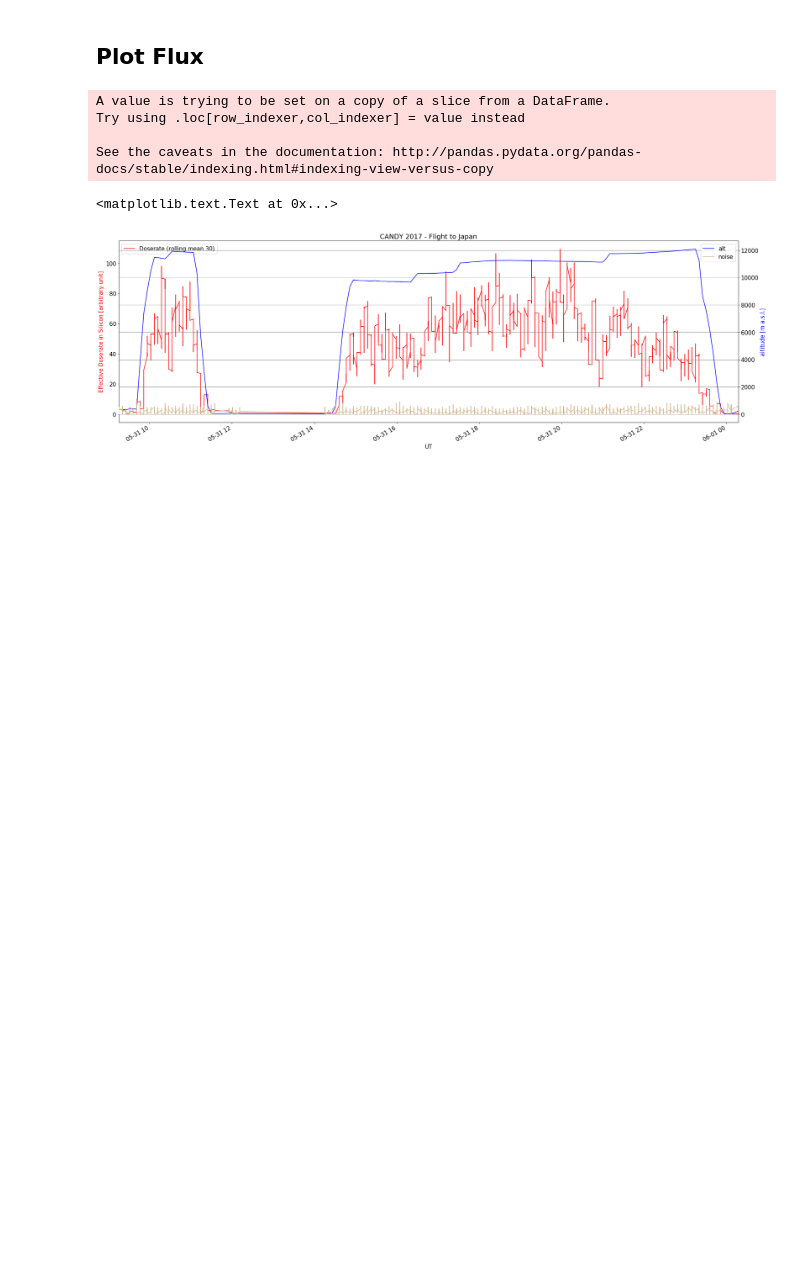
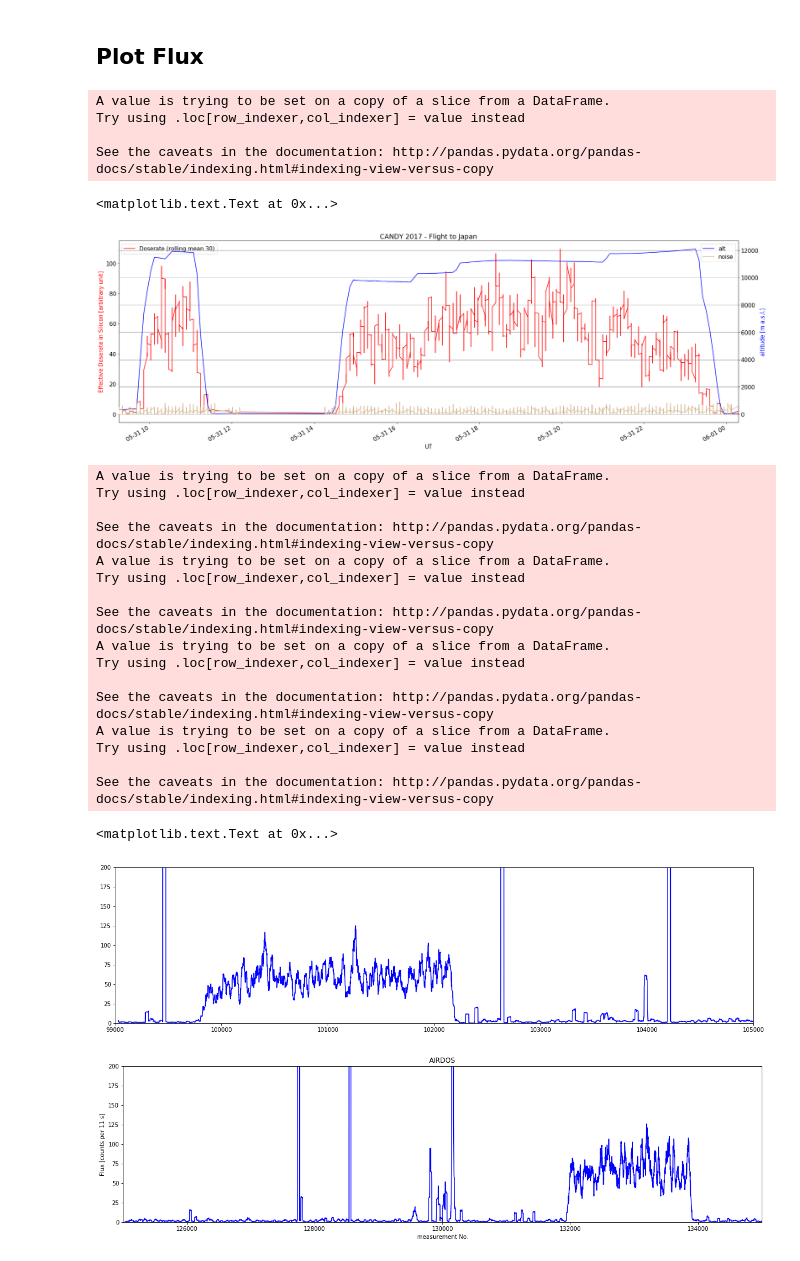
Before and after one commit to ODZ-UJF-AV-CR/AIRDOS-parser, a Jupyter notebook: AIRDOS_calibration.ipynb, the cells around one changed output. Drawn from its saved outputs; the diff is of its cells as text; code cells hidden in the pictures; blank space fills up the shorter version.

```diff
--- a/AIRDOS_calibration.ipynb
+++ b/AIRDOS_calibration.ipynb
@@ -170,7 +173,7 @@ import string
 import os
 import matplotlib.pyplot as plt
 
-fto = 'DATALOG.TXT' #  File to Open
+fto = './data/DATALOG.TXT' #  File to Open
 l=[]
 l.extend(range(0,548))
 df = pd.read_table(fto, sep=',', header=None, names=l, comment='*')
@@ -323,3 +326,58 @@ Try using .loc[row_indexer,col_indexer] = value instead
 See the caveats in the documentation: http://pandas.pydata.org/pandas-docs/stable/indexing.html#indexing-view-versus-copy
 <matplotlib.text.Text at 0x...>
 [figure]
+# %%
+rc = df.loc[df[0]=='$CANDY']
+rc.reset_index(drop=True, inplace=True)
+
+rc = rc.apply(pd.to_numeric, errors='coerce')
+
+#rc.to_csv('ble.txt')
+
+#rc['sum'] = rc[range(24,544)].sum(axis=1)
+#rc['sum'] = rc[range(21,544)].sum(axis=1)
+#rc['sum']
+
+
+plt.figure(figsize=(20,5))
+plt.ylim([0,200])
+NOISE_LEVEL=21
+xx = rc.ix[99000:105000]
+xx[range(NOISE_LEVEL,500)] = xx[range(NOISE_LEVEL,500)].mul(range(1,500+1-NOISE_LEVEL),axis=1)
+xx['rad'] = xx[range(NOISE_LEVEL,500)].sum(axis=1)
+WINDOW = 30
+xx['rad'] = pd.rolling_mean(xx['rad'],WINDOW)
+xx['rad'].plot(c='b')
+
+plt.figure(figsize=(20,5))
+plt.ylim([0,200])
+xx = rc.ix[125000:135000]
+xx[range(NOISE_LEVEL,500)] = xx[range(NOISE_LEVEL,500)].mul(range(1,500+1-NOISE_LEVEL),axis=1)
+xx['rad'] = xx[range(NOISE_LEVEL,500)].sum(axis=1)
+WINDOW = 30
+xx['rad'] = pd.rolling_mean(xx['rad'],WINDOW)
+xx['rad'].plot(c='b')
+
+plt.title('AIRDOS')
+plt.xlabel('measurement No.')
+plt.ylabel('Flux [counts per 11 s]')
+# %% [output]
+A value is trying to be set on a copy of a slice from a DataFrame.
+Try using .loc[row_indexer,col_indexer] = value instead
+
+See the caveats in the documentation: http://pandas.pydata.org/pandas-docs/stable/indexing.html#indexing-view-versus-copy
+A value is trying to be set on a copy of a slice from a DataFrame.
+Try using .loc[row_indexer,col_indexer] = value instead
+
+See the caveats in the documentation: http://pandas.pydata.org/pandas-docs/stable/indexing.html#indexing-view-versus-copy
+A value is trying to be set on a copy of a slice from a DataFrame.
+Try using .loc[row_indexer,col_indexer] = value instead
+
+See the caveats in the documentation: http://pandas.pydata.org/pandas-docs/stable/indexing.html#indexing-view-versus-copy
+A value is trying to be set on a copy of a slice from a DataFrame.
+Try using .loc[row_indexer,col_indexer] = value instead
+
+See the caveats in the documentation: http://pandas.pydata.org/pandas-docs/stable/indexing.html#indexing-view-versus-copy
+<matplotlib.text.Text at 0x...>
+[figure, added]
+[figure, added]
```
Also changed, not shown: parts of 4 cells of this notebook, 3 other files.
